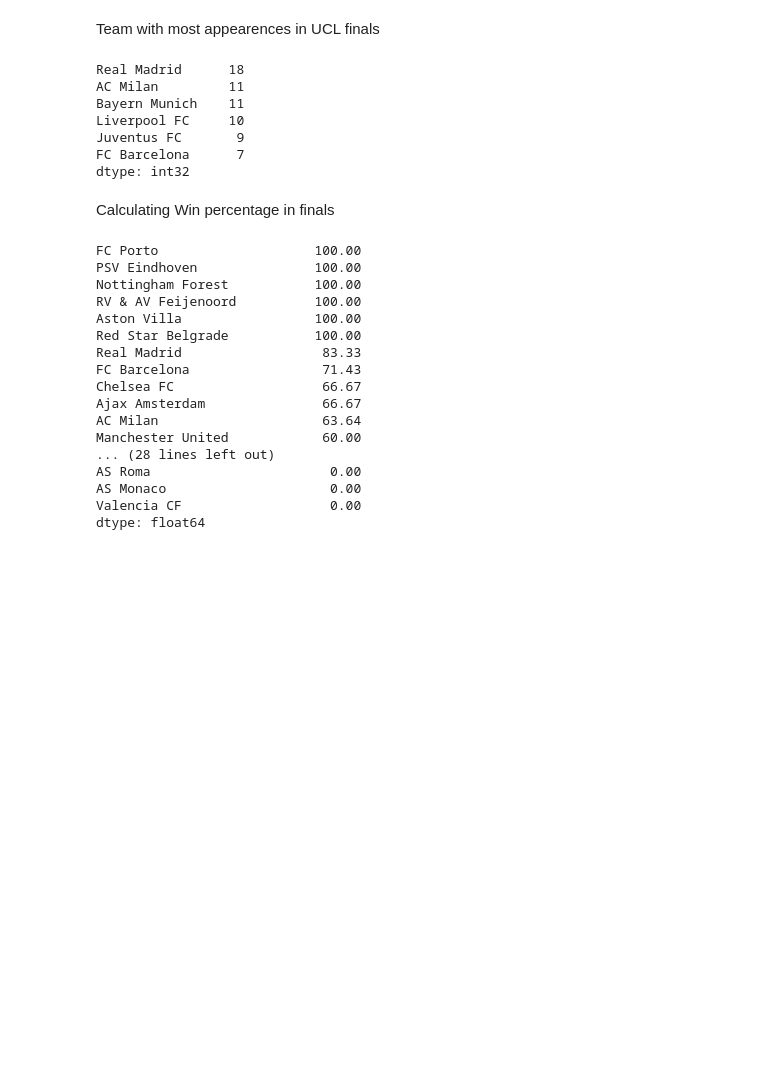
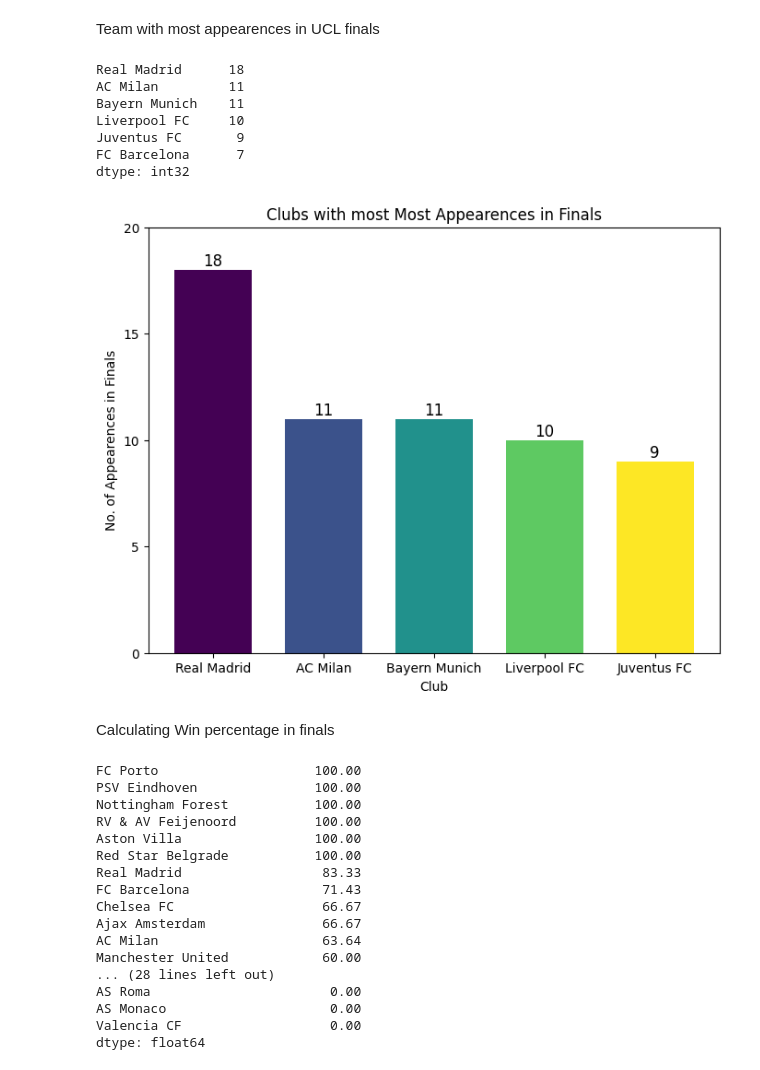
Before and after one commit to Fatha27/UCL_Analysis, a Jupyter notebook: ucl_finals_analysis.ipynb, the cells around one changed output. Drawn from its saved outputs; the diff is of its cells as text; code cells hidden in the pictures; blank space fills up the shorter version.

```diff
--- a/ucl_finals_analysis.ipynb
+++ b/ucl_finals_analysis.ipynb
@@ -120,6 +145,28 @@ Liverpool FC     10
 Juventus FC       9
 FC Barcelona      7
 dtype: int32
+# %%
+fig = plt.figure(figsize = (8, 6))
+colors = plt.cm.viridis(np.linspace(0, 1, 5))  # Choosing the 'viridis' colormap for 5 bars
+appearances = df["Winning_team"].value_counts().add(df["Losing_team"].value_counts(), fill_value=0).astype(int).sort_values(ascending=False)
+
+# creating the bar plot
+plt.bar(appearances.index[:5], appearances.values[:5], width=0.7, color=colors)
+
+plt.xlabel("Club")
+plt.ylabel("No. of Appearences in Finals")
+plt.title("Clubs with most Most Appearences in Finals")
+for i, value in enumerate(appearances.values[:5]):
+    plt.text(i, value + 0.01,
+             str(value),
+             ha='center',
+             va='bottom',
+             fontsize=12)
+plt.yticks(np.arange(0, appearances.max() + 5, 5))
+
+plt.show()
+# %% [output]
+[figure, added]
 # %% [markdown]
 Calculating Win percentage in finals
 # %%
```
Also changed, not shown: parts of 30 cells of this notebook.
